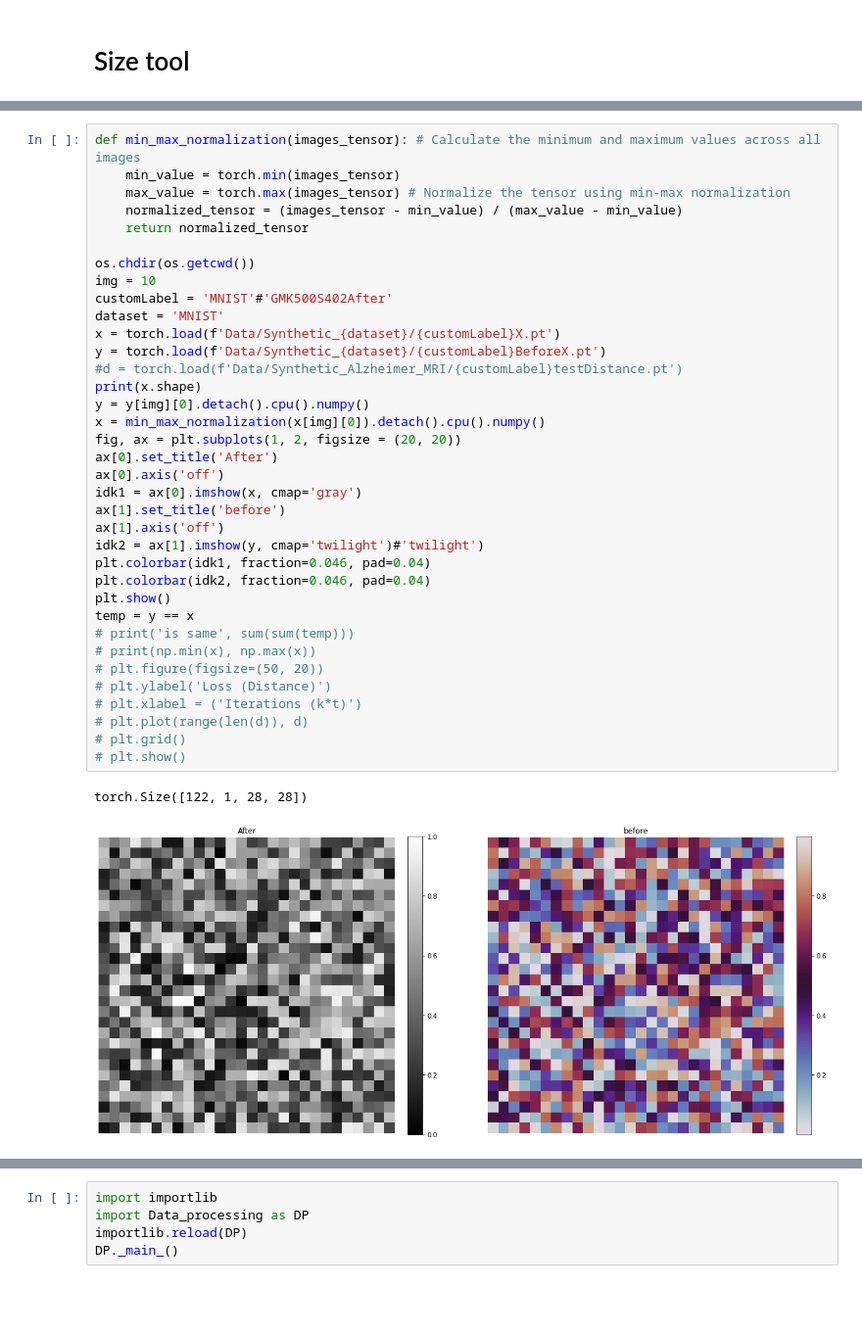
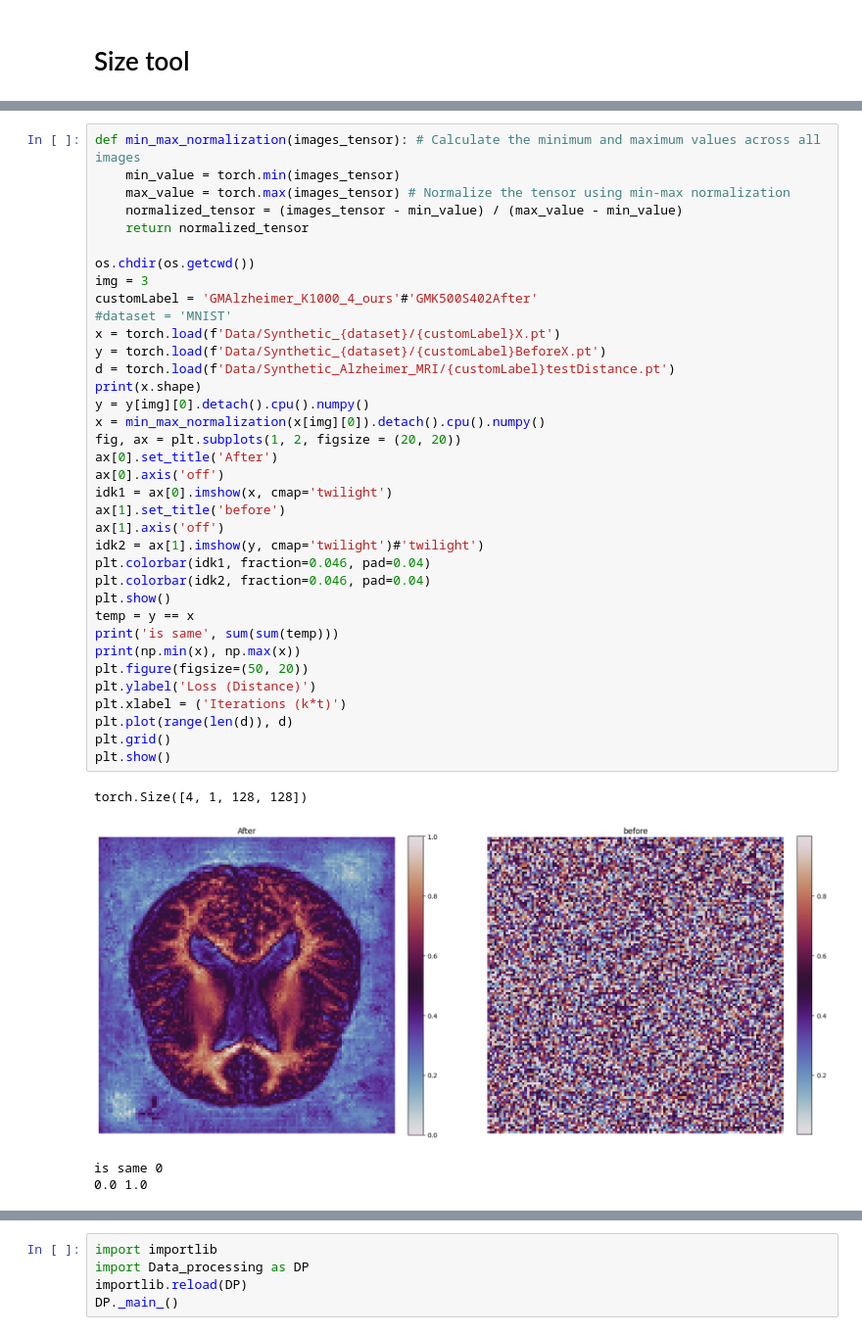
Before and after one commit to Thire399/DC-MasterThesis-2023, a Jupyter notebook: AccuracycheckerTool.ipynb, the cells around one changed output, grey strips where cells are left out. Shown at 98% size. Saved outputs shown, nothing was run; the diff lists cells and outputs as text; blank space fills up the shorter version.

```diff
--- a/AccuracycheckerTool.ipynb
+++ b/AccuracycheckerTool.ipynb
@@ -215,39 +215,41 @@ Distribution torch.Size([4032]) tensor(2016, dtype=torch.int32)
 # %%
 def min_max_normalization(images_tensor): # Calculate the minimum and maximum values across all images
     min_value = torch.min(images_tensor)
     max_value = torch.max(images_tensor) # Normalize the tensor using min-max normalization
     normalized_tensor = (images_tensor - min_value) / (max_value - min_value)
     return normalized_tensor
 
 os.chdir(os.getcwd())
-img = 10
-customLabel = 'MNIST'#'GMK500S402After'
-dataset = 'MNIST'
+img = 3
+customLabel = 'GMAlzheimer_K1000_4_ours'#'GMK500S402After'
+#dataset = 'MNIST'
 x = torch.load(f'Data/Synthetic_{dataset}/{customLabel}X.pt')
 y = torch.load(f'Data/Synthetic_{dataset}/{customLabel}BeforeX.pt')
-#d = torch.load(f'Data/Synthetic_Alzheimer_MRI/{customLabel}testDistance.pt')
+d = torch.load(f'Data/Synthetic_Alzheimer_MRI/{customLabel}testDistance.pt')
 print(x.shape)
 y = y[img][0].detach().cpu().numpy()
 x = min_max_normalization(x[img][0]).detach().cpu().numpy()
 fig, ax = plt.subplots(1, 2, figsize = (20, 20))
 ax[0].set_title('After')
 ax[0].axis('off')
-idk1 = ax[0].imshow(x, cmap='gray')
+idk1 = ax[0].imshow(x, cmap='twilight')
 ax[1].set_title('before')
 ax[1].axis('off')
 idk2 = ax[1].imshow(y, cmap='twilight')#'twilight')
 plt.colorbar(idk1, fraction=0.046, pad=0.04)
 plt.colorbar(idk2, fraction=0.046, pad=0.04)
 plt.show()
 temp = y == x
-# print('is same', sum(sum(temp)))
-# print(np.min(x), np.max(x))
-# plt.figure(figsize=(50, 20))
-# plt.ylabel('Loss (Distance)')
-# plt.xlabel = ('Iterations (k*t)')
-# plt.plot(range(len(d)), d)
-# plt.grid()
-# plt.show()
+print('is same', sum(sum(temp)))
+print(np.min(x), np.max(x))
+plt.figure(figsize=(50, 20))
+plt.ylabel('Loss (Distance)')
+plt.xlabel = ('Iterations (k*t)')
+plt.plot(range(len(d)), d)
+plt.grid()
+plt.show()
 # %% [output]
-torch.Size([122, 1, 28, 28])
+torch.Size([4, 1, 128, 128])
-[figure, old version]
+[figure, new version]
+is same 0
+0.0 1.0
```
Also changed, not shown: parts of 3 cells of this notebook.
